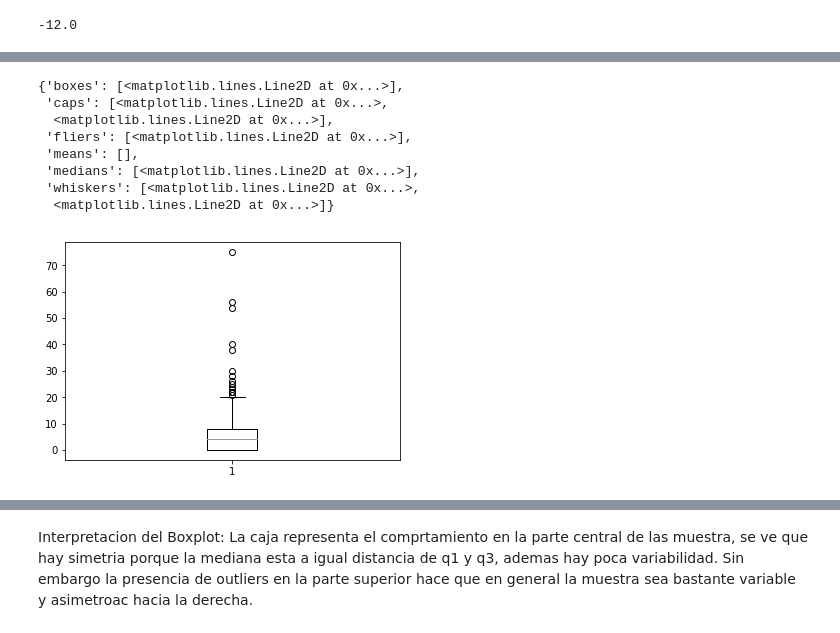
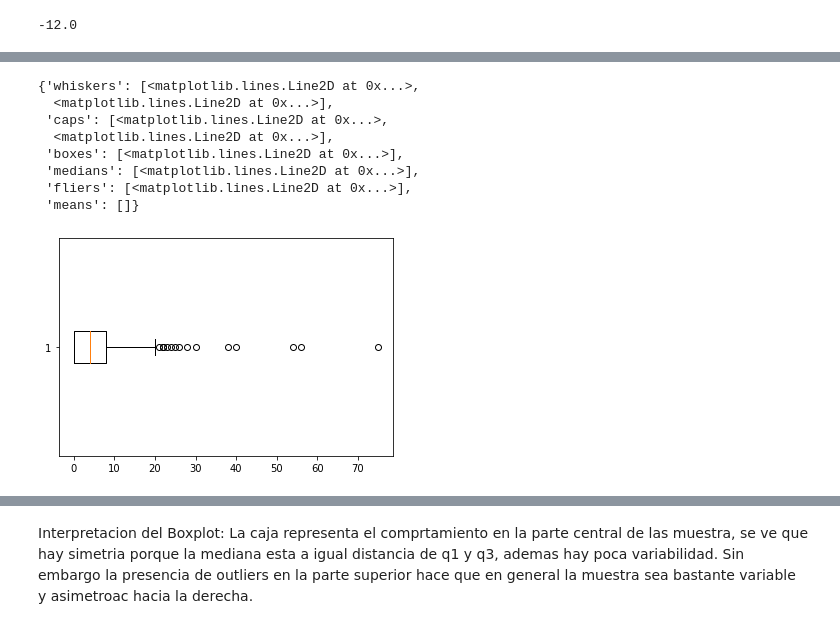
Before and after one commit to eacunafer/DataAnalysiswithPython3, a Jupyter notebook: Notebooks/lab7v3.ipynb, the cells around one changed output, grey strips where cells are left out. Cells and saved outputs as stored; diff of their text form; code cells hidden in the pictures.

```diff
--- a/Notebooks/lab7v3.ipynb
+++ b/Notebooks/lab7v3.ipynb
@@ -136,16 +143,16 @@ plt.hist(df['absences'])
 # %%
 #Trazando el boxplot con matplotlib
-plt.boxplot(df["absences"])
+plt.boxplot(df["absences"],vert=False)
 # %% [output]
-{'boxes': [<matplotlib.lines.Line2D at 0x...>],
+{'whiskers': [<matplotlib.lines.Line2D at 0x...>,
+  <matplotlib.lines.Line2D at 0x...>],
  'caps': [<matplotlib.lines.Line2D at 0x...>,
   <matplotlib.lines.Line2D at 0x...>],
+ 'boxes': [<matplotlib.lines.Line2D at 0x...>],
+ 'medians': [<matplotlib.lines.Line2D at 0x...>],
  'fliers': [<matplotlib.lines.Line2D at 0x...>],
- 'means': [],
- 'medians': [<matplotlib.lines.Line2D at 0x...>],
- 'whiskers': [<matplotlib.lines.Line2D at 0x...>,
-  <matplotlib.lines.Line2D at 0x...>]}
+ 'means': []}
-[figure, old version]
+[figure, new version]
 # %%
 #Trazando el boxplot con seaborn
 import seaborn as sns
```
Also changed, not shown: parts of 5 cells of this notebook, 6 other files.
